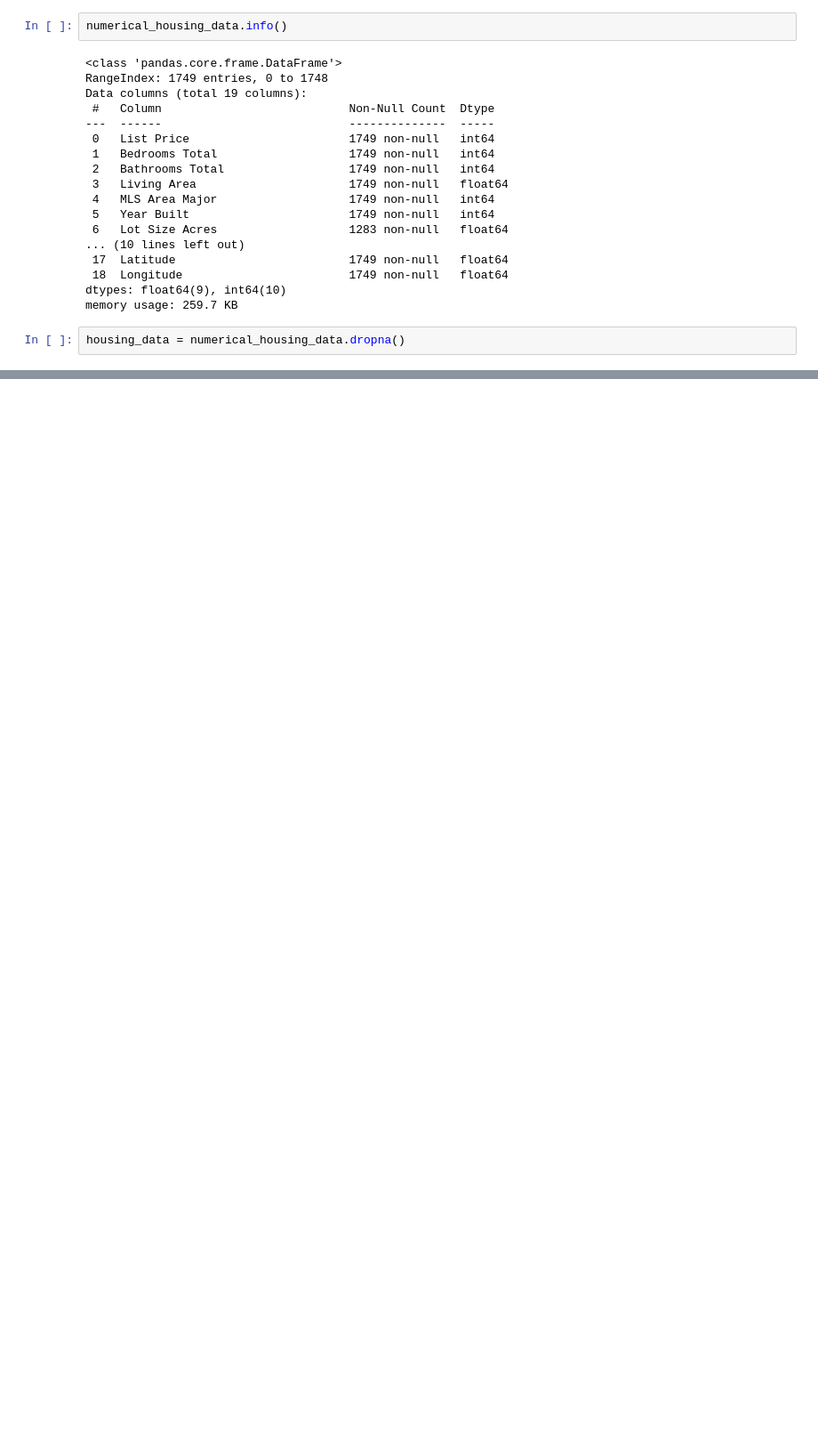
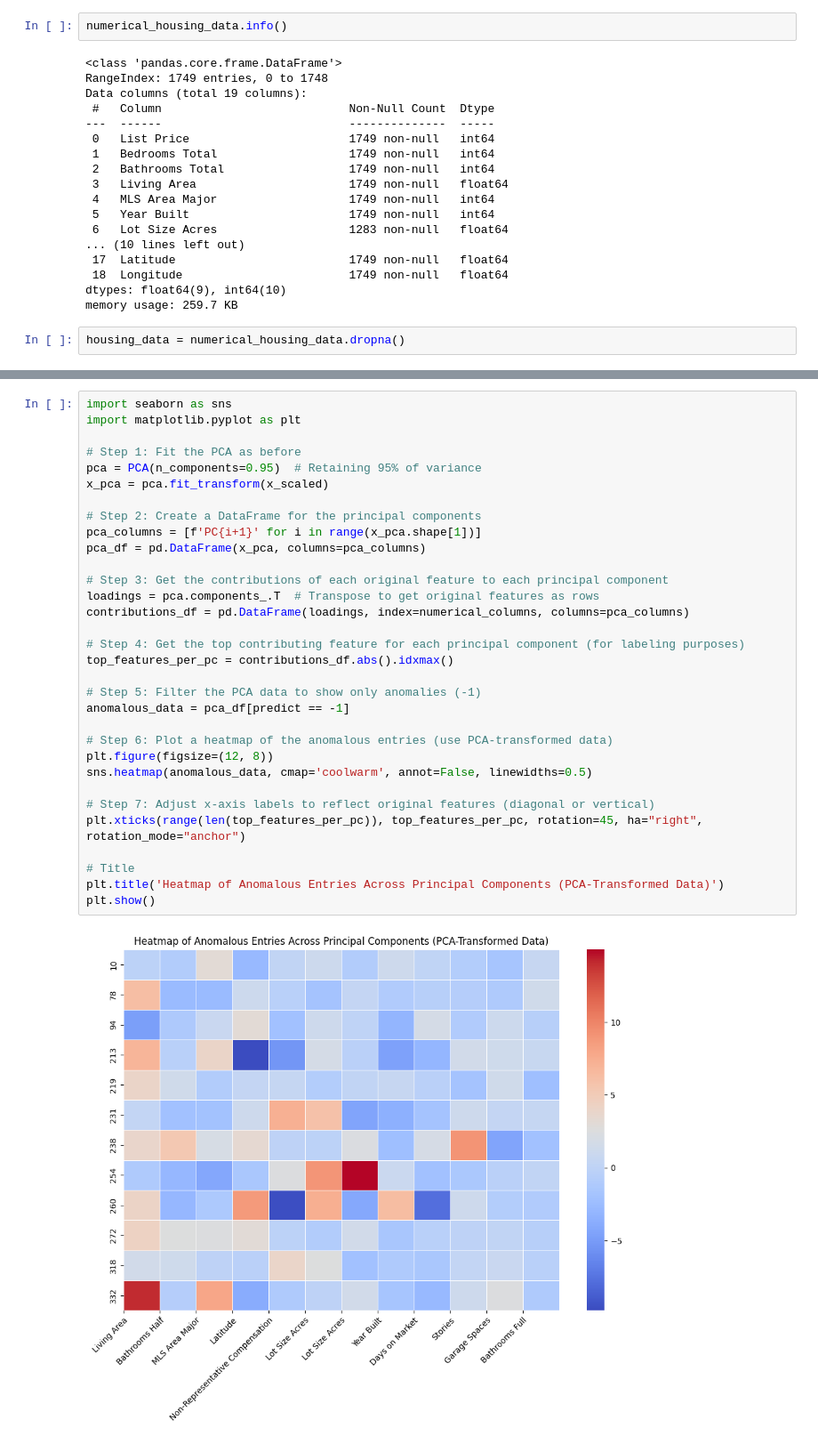
Before and after one commit to MikeMan161/2024-AI4Good-Hackathon, a Jupyter notebook: data_prep.ipynb, the cells around one changed output, grey strips where cells are left out. Shown at 89% size. Cells and saved outputs as stored; diff of their text form; blank space fills up the shorter version.

```diff
--- a/data_prep.ipynb
+++ b/data_prep.ipynb
@@ -109,0 +201,34 @@ plt.show()
+# %%
+import seaborn as sns
+import matplotlib.pyplot as plt
+
+# Step 1: Fit the PCA as before
+pca = PCA(n_components=0.95)  # Retaining 95% of variance
+x_pca = pca.fit_transform(x_scaled)
+
+# Step 2: Create a DataFrame for the principal components
+pca_columns = [f'PC{i+1}' for i in range(x_pca.shape[1])]
+pca_df = pd.DataFrame(x_pca, columns=pca_columns)
+
+# Step 3: Get the contributions of each original feature to each principal component
+loadings = pca.components_.T  # Transpose to get original features as rows
+contributions_df = pd.DataFrame(loadings, index=numerical_columns, columns=pca_columns)
+
+# Step 4: Get the top contributing feature for each principal component (for labeling purposes)
+top_features_per_pc = contributions_df.abs().idxmax()
+
+# Step 5: Filter the PCA data to show only anomalies (-1)
+anomalous_data = pca_df[predict == -1]
+
+# Step 6: Plot a heatmap of the anomalous entries (use PCA-transformed data)
+plt.figure(figsize=(12, 8))
+sns.heatmap(anomalous_data, cmap='coolwarm', annot=False, linewidths=0.5)
+
+# Step 7: Adjust x-axis labels to reflect original features (diagonal or vertical)
+plt.xticks(range(len(top_features_per_pc)), top_features_per_pc, rotation=45, ha="right", rotation_mode="anchor")
+
+# Title
+plt.title('Heatmap of Anomalous Entries Across Principal Components (PCA-Transformed Data)')
+plt.show()
+# %% [output]
+[figure, added]
```
Also changed, not shown: parts of 8 cells of this notebook.
